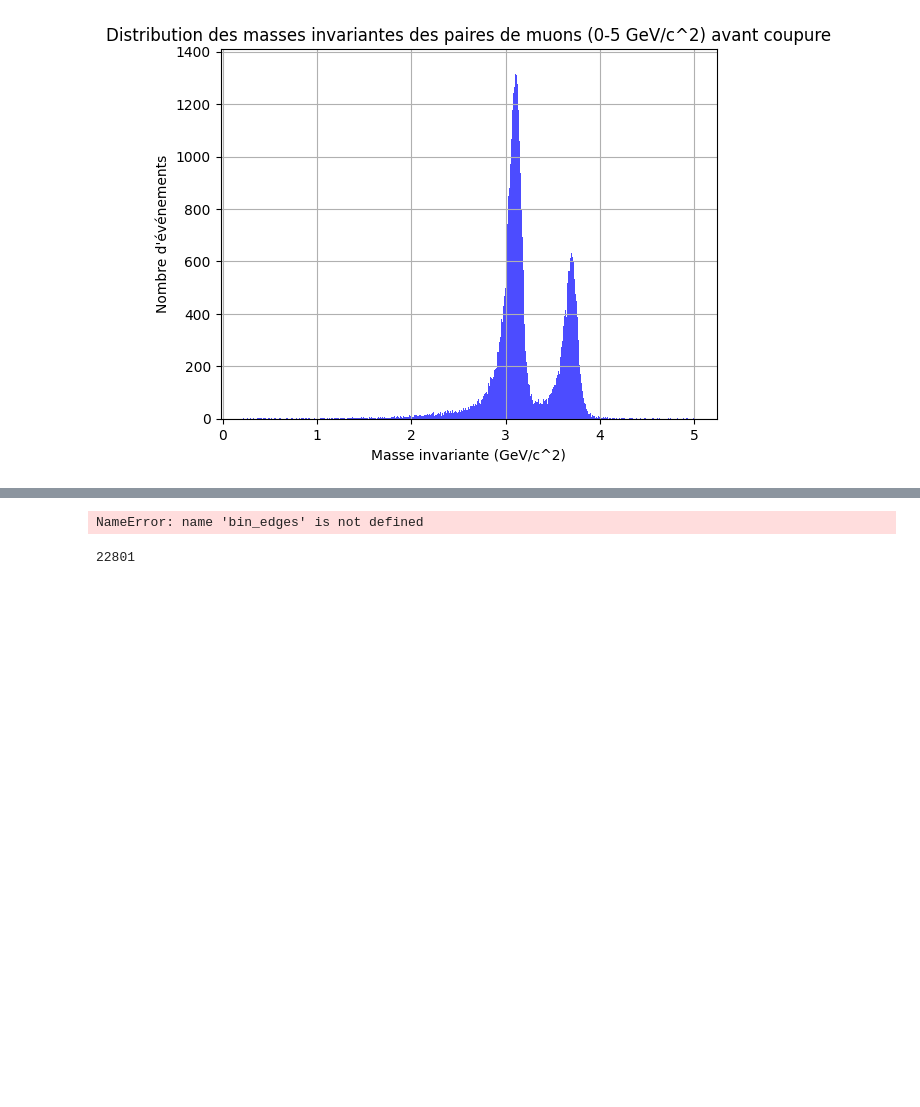
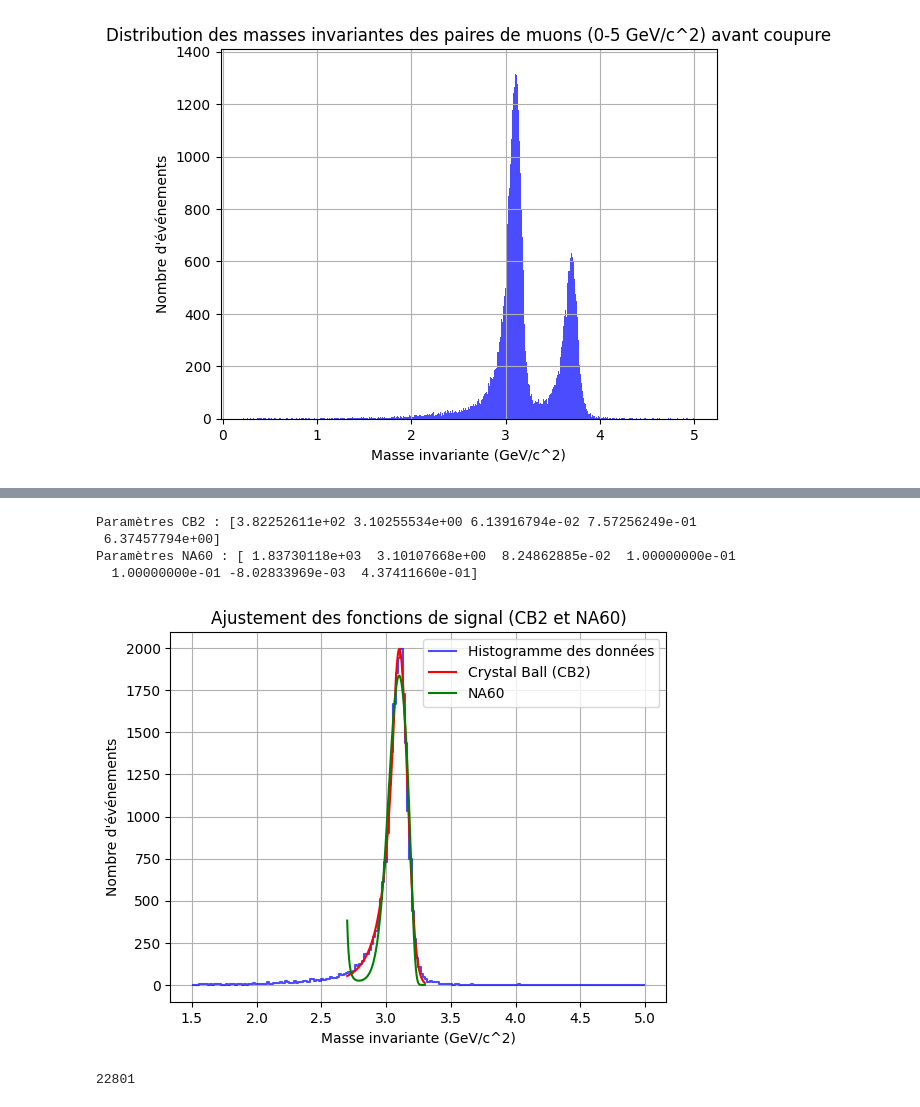
Before and after one commit to nantes-m2-rps-exp/qqbar2mumu-2024, a Jupyter notebook: notebooks/acceptance_efficacite.ipynb, the cells around one changed output, grey strips where cells are left out. Cells and saved outputs as stored; diff of their text form; code cells hidden in the pictures; blank space fills up the shorter version.

```diff
--- a/notebooks/acceptance_efficacite.ipynb
+++ b/notebooks/acceptance_efficacite.ipynb
@@ -190,7 +206,7 @@ from scipy.special import erf  # Import de la fonction d'erreur
 
 #bin_centers = (bin_edges[:-1] + bin_edges[1:]) / 2
 bin_centers = np.asarray((bin_edges[:-1] + bin_edges[1:]) / 2)
-y_data = np.asarray(hist_difference)
+y_data = np.asarray(hist)
 # Filtrer les données pour la région du pic [2.7, 3.3]
 valid_indices = (bin_centers >= 2.7) & (bin_centers <= 3.3)
 x_peak = bin_centers[valid_indices]
@@ -244,34 +260,38 @@ try:
     )
 except RuntimeError as e:
     print("Erreur d'ajustement NA60 :", e)
 
 # Générer les courbes ajustées
 x_fit = np.linspace(2.7, 3.3, 1000)
 y_cb2 = crystal_ball(x_fit, *popt_cb2) if 'popt_cb2' in locals() else None
 y_na60 = na60(x_fit, *popt_na60) if 'popt_na60' in locals() else None
 
 # Résultats de l'ajustement
 if 'popt_cb2' in locals():
     print(f"Paramètres CB2 : {popt_cb2}")
 if 'popt_na60' in locals():
     print(f"Paramètres NA60 : {popt_na60}")
 
 # Tracer les données et les ajustements
 plt.step(bin_centers, y_data, where='mid', label='Histogramme des données', color='blue', alpha=0.7)
 if y_cb2 is not None:
     plt.plot(x_fit, y_cb2, label='Crystal Ball (CB2)', color='red')
 if y_na60 is not None:
     plt.plot(x_fit, y_na60, label='NA60', color='green')
 
 # Mise en forme
 plt.xlabel('Masse invariante (GeV/c^2)')
 plt.ylabel('Nombre d\'événements')
 plt.title('Ajustement des fonctions de signal (CB2 et NA60)')
 plt.legend()
 plt.grid(True)
 plt.show()
 # %% [output]
-NameError: name 'bin_edges' is not defined
+Paramètres CB2 : [3.82252611e+02 3.10255534e+00 6.13916794e-02 7.57256249e-01
+ 6.37457794e+00]
+Paramètres NA60 : [ 1.83730118e+03  3.10107668e+00  8.24862885e-02  1.00000000e-01
+  1.00000000e-01 -8.02833969e-03  4.37411660e-01]
+[figure, added]
 # %%
 #distribution en pT
 pT = muon_vectors.pt
```
Also changed, not shown: parts of 2 cells of this notebook.
